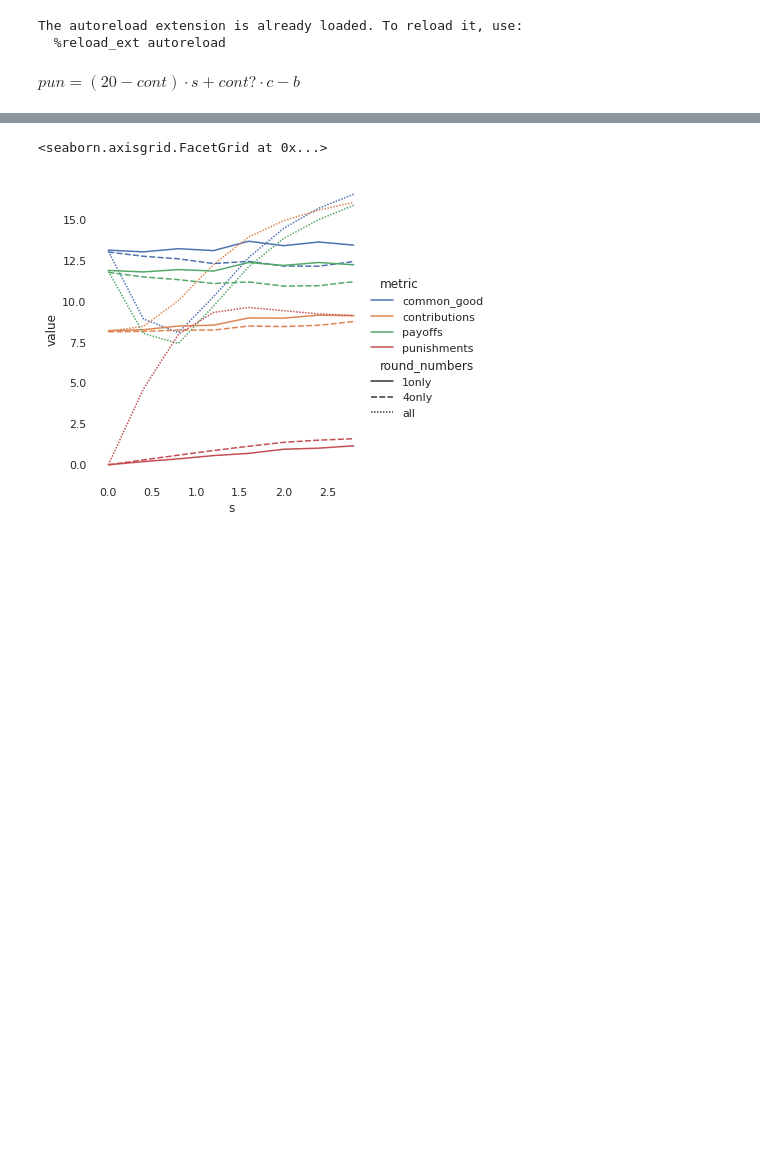
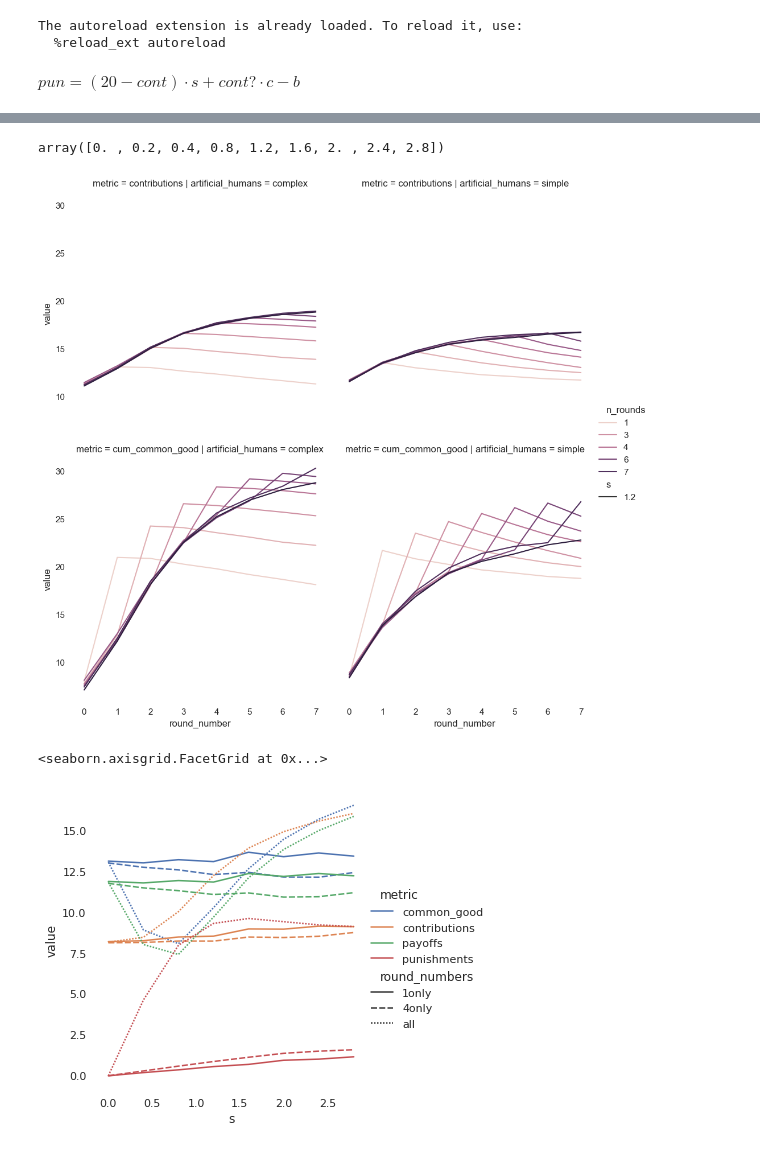
Before and after one commit to center-for-humans-and-machines/algorithmic-institutions, a Jupyter notebook: notebooks/manager_evaluation/simulate_rule_v1_rounds.ipynb, the cells around one changed output, grey strips where cells are left out. Cells and saved outputs as stored; diff of their text form; code cells hidden in the pictures; blank space fills up the shorter version.

```diff
--- a/notebooks/manager_evaluation/simulate_rule_v1_rounds.ipynb
+++ b/notebooks/manager_evaluation/simulate_rule_v1_rounds.ipynb
@@ -66,3 +74,22 @@ sns.relplot(data=df, x='s', y='value', hue='metric', style='round_numbers', col=
+# %%
+df_melt['s'].unique()
+# %% [output]
+array([0. , 0.2, 0.4, 0.8, 1.2, 1.6, 2. , 2.4, 2.8])
+# %%
+# df = df_melt.groupby([c for c in id_vars if c != 'round_number'] + ['metric'])['value'].mean().reset_index()
+
+w = (
+    df_melt['metric'].isin(['cum_common_good', 'contributions']) &
+    df_melt['s'].isin([1.2])
+)
+df = df_melt[w].copy()
+
+fg = sns.relplot(data=df, x='round_number', y='value', row='metric', style='s', hue='n_rounds', col='artificial_humans', kind='line', ci=None)
+
+
+fg.savefig(os.path.join(plot_folder, 'metric_ah_rounds.jpg'))
+# %% [output]
+[figure, added]
 # %%
 df = df_melt.groupby(['s', 'metric', 'round_numbers'])['value'].mean().reset_index()
 
```
Also changed, not shown: parts of 4 cells of this notebook, 12 other files.
